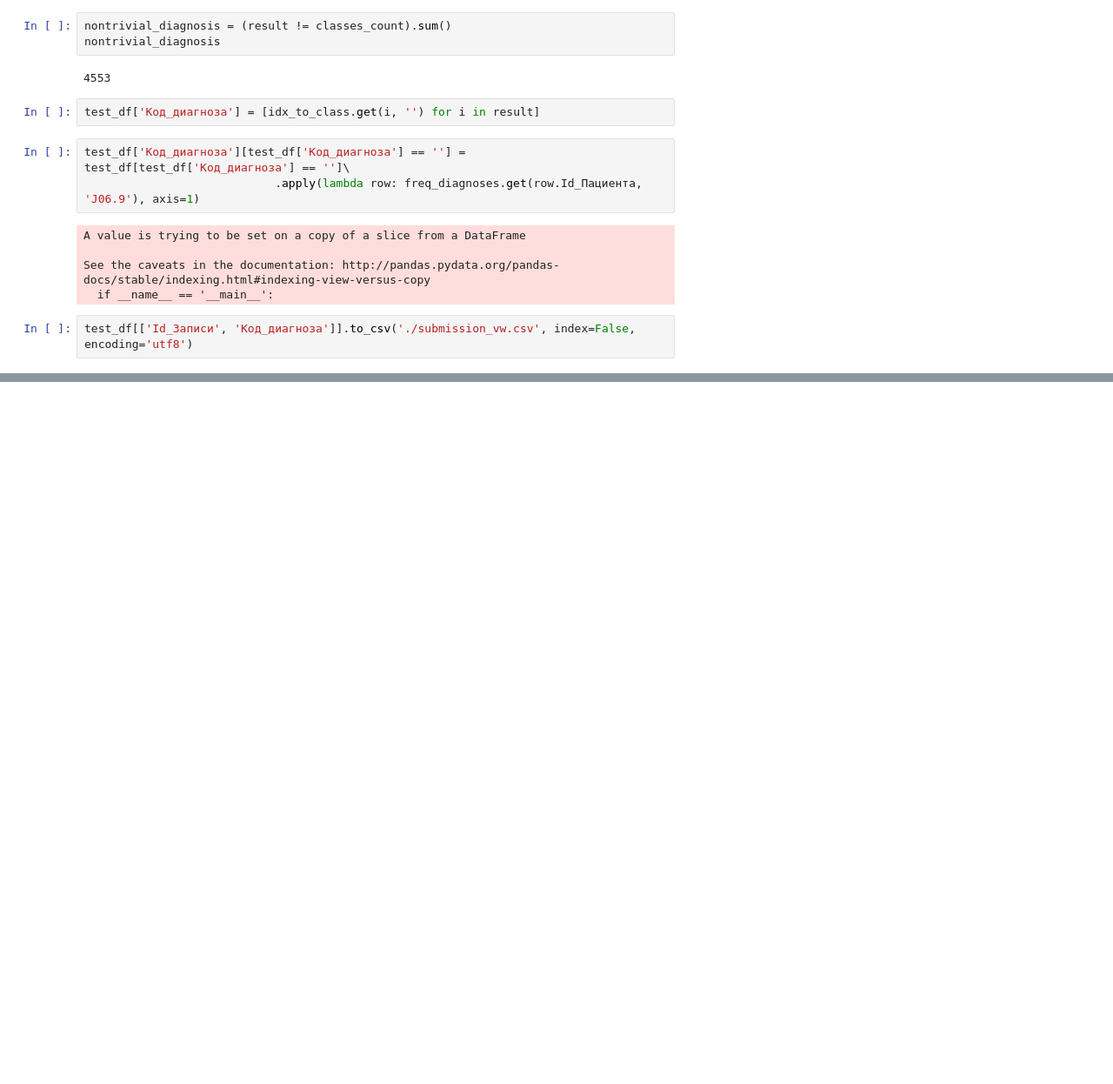
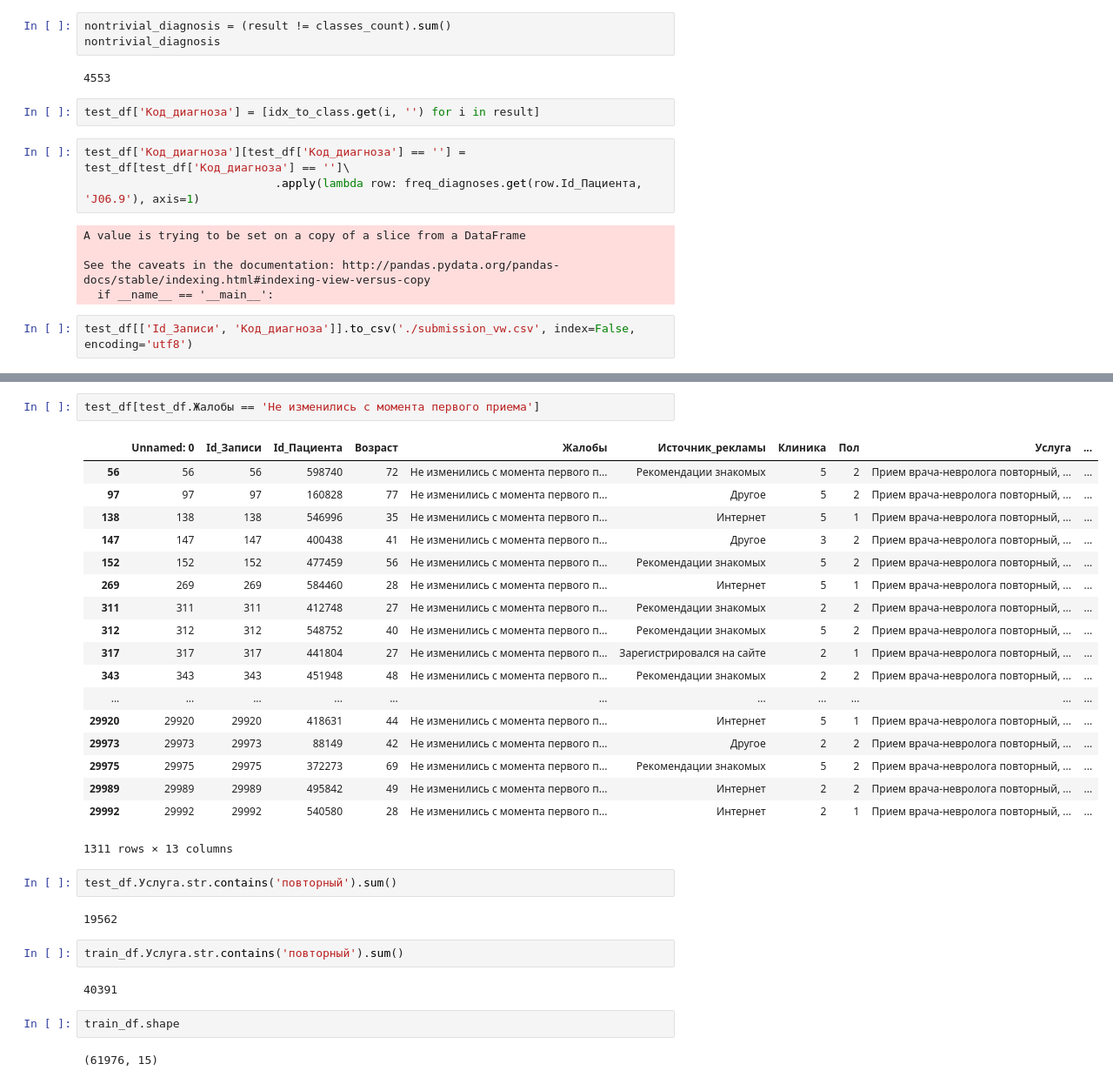
Before and after one commit to AICommunityInno/DigitalHealth-Hack, a Jupyter notebook: dhc-hack-vw.ipynb, the cells around one changed output, grey strips where cells are left out. Shown at 87% size. Saved outputs shown, nothing was run; the diff lists cells and outputs as text; blank space fills up the shorter version.

```diff
--- a/dhc-hack-vw.ipynb
+++ b/dhc-hack-vw.ipynb
@@ -163,0 +294,33 @@ test_df[['Id_Записи', 'Код_диагноза']].to_csv('./submission_vw.
+# %%
+test_df[test_df.Жалобы == 'Не изменились с момента первого приема']
+# %% [output]
+|  | Unnamed: 0 | Id_Записи | Id_Пациента | Возраст | Жалобы | Источник_рекламы | Клиника | Пол | Услуга | ... |
+| 56 | 56 | 56 | 598740 | 72 | Не изменились с момента первого п... | Рекомендации знакомых | 5 | 2 | Прием врача-невролога повторный, ... | ... |
+| 97 | 97 | 97 | 160828 | 77 | Не изменились с момента первого п... | Другое | 5 | 2 | Прием врача-невролога повторный, ... | ... |
+| 138 | 138 | 138 | 546996 | 35 | Не изменились с момента первого п... | Интернет | 5 | 1 | Прием врача-невролога повторный, ... | ... |
+| 147 | 147 | 147 | 400438 | 41 | Не изменились с момента первого п... | Другое | 3 | 2 | Прием врача-невролога повторный, ... | ... |
+| 152 | 152 | 152 | 477459 | 56 | Не изменились с момента первого п... | Рекомендации знакомых | 5 | 2 | Прием врача-невролога повторный, ... | ... |
+| 269 | 269 | 269 | 584460 | 28 | Не изменились с момента первого п... | Интернет | 5 | 1 | Прием врача-невролога повторный, ... | ... |
+| 311 | 311 | 311 | 412748 | 27 | Не изменились с момента первого п... | Рекомендации знакомых | 2 | 2 | Прием врача-невролога повторный, ... | ... |
+| 312 | 312 | 312 | 548752 | 40 | Не изменились с момента первого п... | Рекомендации знакомых | 5 | 2 | Прием врача-невролога повторный, ... | ... |
+| 317 | 317 | 317 | 441804 | 27 | Не изменились с момента первого п... | Зарегистрировался на сайте | 2 | 1 | Прием врача-невролога повторный, ... | ... |
+| 343 | 343 | 343 | 451948 | 48 | Не изменились с момента первого п... | Рекомендации знакомых | 2 | 2 | Прием врача-невролога повторный, ... | ... |
+| ... | ... | ... | ... | ... | ... | ... | ... | ... | ... | ... |
+| 29920 | 29920 | 29920 | 418631 | 44 | Не изменились с момента первого п... | Интернет | 5 | 1 | Прием врача-невролога повторный, ... | ... |
+| 29973 | 29973 | 29973 | 88149 | 42 | Не изменились с момента первого п... | Другое | 2 | 2 | Прием врача-невролога повторный, ... | ... |
+| 29975 | 29975 | 29975 | 372273 | 69 | Не изменились с момента первого п... | Рекомендации знакомых | 5 | 2 | Прием врача-невролога повторный, ... | ... |
+| 29989 | 29989 | 29989 | 495842 | 49 | Не изменились с момента первого п... | Интернет | 2 | 2 | Прием врача-невролога повторный, ... | ... |
+| 29992 | 29992 | 29992 | 540580 | 28 | Не изменились с момента первого п... | Интернет | 2 | 1 | Прием врача-невролога повторный, ... | ... |
+1311 rows × 13 columns
+# %%
+test_df.Услуга.str.contains('повторный').sum()
+# %% [output]
+19562
+# %%
+train_df.Услуга.str.contains('повторный').sum()
+# %% [output]
+40391
+# %%
+train_df.shape
+# %% [output]
+(61976, 15)
```
Also changed, not shown: parts of 40 cells of this notebook.
